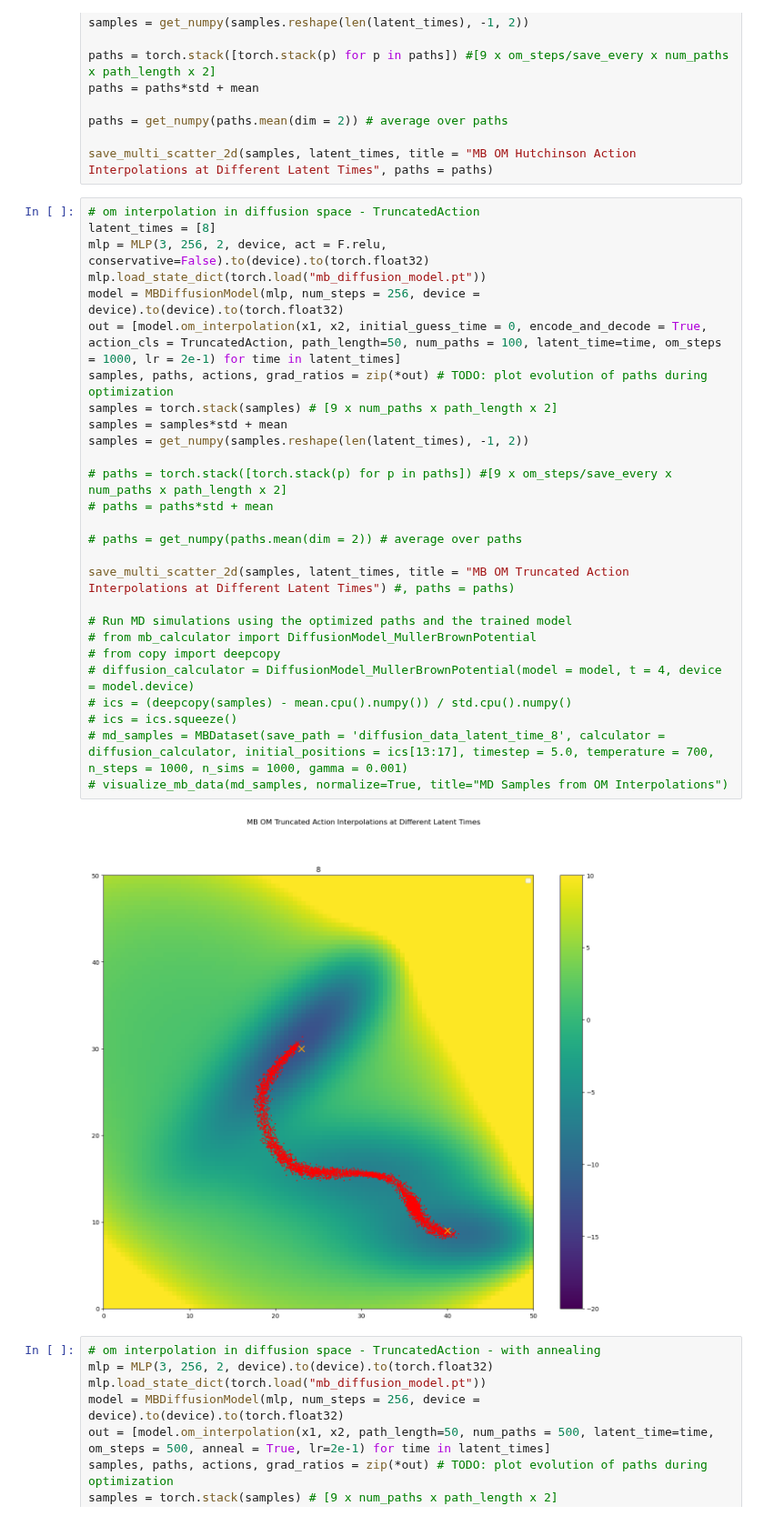
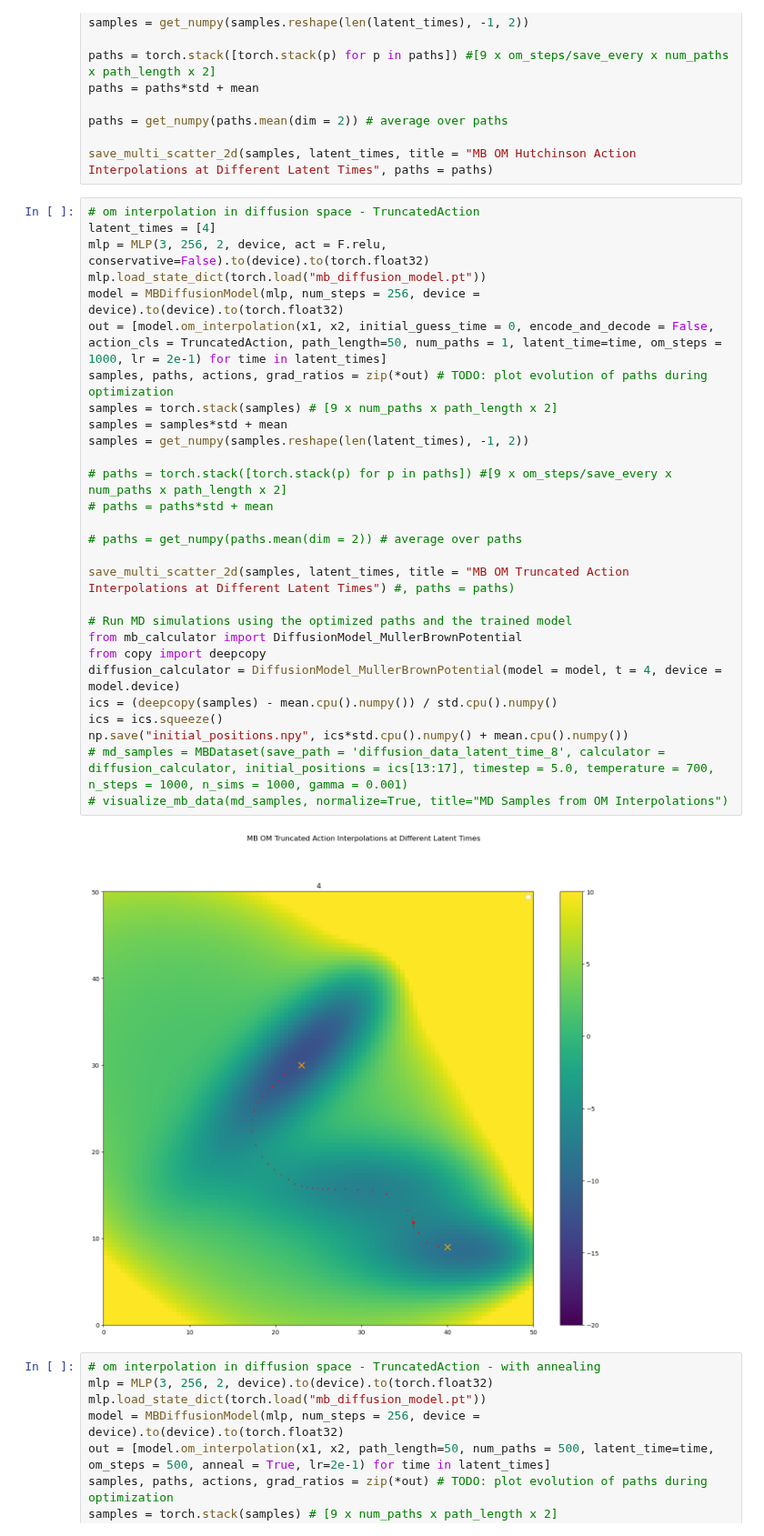
Before and after one commit to michael-psenka/OM-TPS, a Jupyter notebook: train_diffusion_mb.ipynb, the cells around one changed output. Shown at 91% size. Cells and saved outputs as stored; diff of their text form.

```diff
--- a/train_diffusion_mb.ipynb
+++ b/train_diffusion_mb.ipynb
@@ -480,33 +480,34 @@ paths = get_numpy(paths.mean(dim = 2)) # average over paths
 save_multi_scatter_2d(samples, latent_times, title = "MB OM Hutchinson Action Interpolations at Different Latent Times", paths = paths)
 # %%
 # om interpolation in diffusion space - TruncatedAction
-latent_times = [8]
+latent_times = [4]
 mlp = MLP(3, 256, 2, device, act = F.relu, conservative=False).to(device).to(torch.float32)
 mlp.load_state_dict(torch.load("mb_diffusion_model.pt"))
 model = MBDiffusionModel(mlp, num_steps = 256, device = device).to(device).to(torch.float32)
-out = [model.om_interpolation(x1, x2, initial_guess_time = 0, encode_and_decode = True, action_cls = TruncatedAction, path_length=50, num_paths = 100, latent_time=time, om_steps = 1000, lr = 2e-1) for time in latent_times]
+out = [model.om_interpolation(x1, x2, initial_guess_time = 0, encode_and_decode = False, action_cls = TruncatedAction, path_length=50, num_paths = 1, latent_time=time, om_steps = 1000, lr = 2e-1) for time in latent_times]
 samples, paths, actions, grad_ratios = zip(*out) # TODO: plot evolution of paths during optimization
 samples = torch.stack(samples) # [9 x num_paths x path_length x 2]
 samples = samples*std + mean
 samples = get_numpy(samples.reshape(len(latent_times), -1, 2))
 
 # paths = torch.stack([torch.stack(p) for p in paths]) #[9 x om_steps/save_every x num_paths x path_length x 2]
 # paths = paths*std + mean
 
 # paths = get_numpy(paths.mean(dim = 2)) # average over paths
 
 save_multi_scatter_2d(samples, latent_times, title = "MB OM Truncated Action Interpolations at Different Latent Times") #, paths = paths)
 
 # Run MD simulations using the optimized paths and the trained model
-# from mb_calculator import DiffusionModel_MullerBrownPotential
-# from copy import deepcopy
-# diffusion_calculator = DiffusionModel_MullerBrownPotential(model = model, t = 4, device = model.device)
-# ics = (deepcopy(samples) - mean.cpu().numpy()) / std.cpu().numpy()
-# ics = ics.squeeze()
+from mb_calculator import DiffusionModel_MullerBrownPotential
+from copy import deepcopy
+diffusion_calculator = DiffusionModel_MullerBrownPotential(model = model, t = 4, device = model.device)
+ics = (deepcopy(samples) - mean.cpu().numpy()) / std.cpu().numpy()
+ics = ics.squeeze()
+np.save("initial_positions.npy", ics*std.cpu().numpy() + mean.cpu().numpy())
 # md_samples = MBDataset(save_path = 'diffusion_data_latent_time_8', calculator = diffusion_calculator, initial_positions = ics[13:17], timestep = 5.0, temperature = 700, n_steps = 1000, n_sims = 1000, gamma = 0.001)
 # visualize_mb_data(md_samples, normalize=True, title="MD Samples from OM Interpolations")
 # %% [output]
-[figure, old version]
+[figure, new version]
 # %%
 # om interpolation in diffusion space - TruncatedAction - with annealing
 mlp = MLP(3, 256, 2, device).to(device).to(torch.float32)
```
Also changed, not shown: parts of 1 cell of this notebook, 3 other files.
